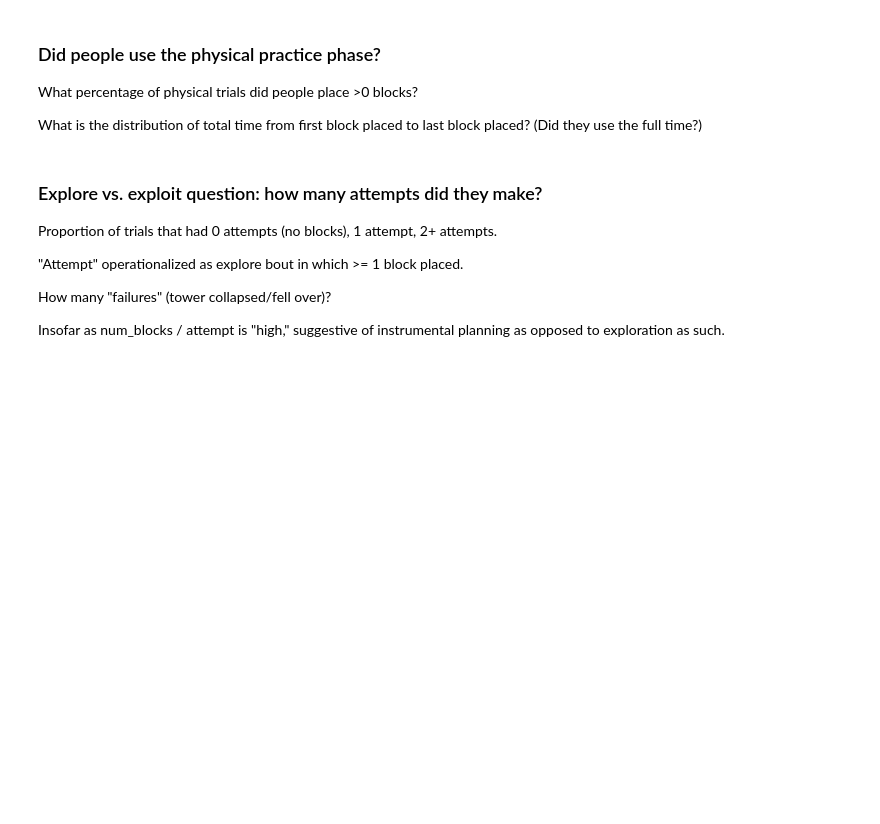
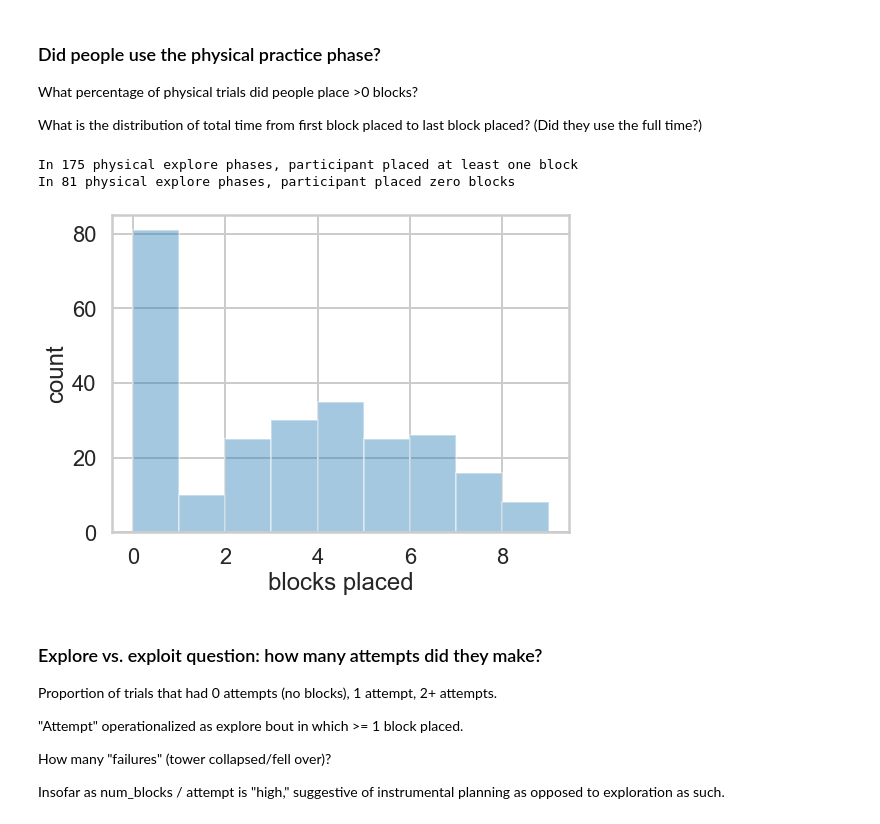
Before and after one commit to cogtoolslab/block_construction, a Jupyter notebook: analysis/will/block_silhouette_SPP2020.ipynb, the cells around one changed output. Cells and saved outputs as stored; diff of their text form; code cells hidden in the pictures; blank space fills up the shorter version.

```diff
--- a/analysis/will/block_silhouette_SPP2020.ipynb
+++ b/analysis/will/block_silhouette_SPP2020.ipynb
@@ -70,11 +70,7 @@ if not os.path.exists(csv_dir):
 # Trial_end data
 iterationName = 'pilot4'
 
-read_path = os.path.join(csv_dir,'block_silhouette_{}.csv'.format(iterationName))
-df = pd.read_csv(read_path)
-
-# Exclude outliers
-low_scores = df[(df.trialNum == 15) & (df.score == 0)]['gameID']
-df = df[~df.gameID.isin(low_scores)]
+trial_path = os.path.join(csv_dir,'block_silhouette_{}.csv'.format(iterationName))
+df = pd.read_csv(trial_path)
 # %%
 # Settled_block data
@@ -89,0 +79,11 @@ dfs = dfs[~dfs.gameID.isin(low_scores)]
+# %%
+# Explore_end data
+explore_path = os.path.join(csv_dir,'block_silhouette_explore_{}.csv'.format(iterationName))
+dfe = pd.read_csv(explore_path)
+# %%
+# Exclude outliers
+low_scores = df[(df.trialNum == 15) & (df.score == 0)]['gameID']
+
+df = df[~df.gameID.isin(low_scores)]
+dfs = dfs[~dfs.gameID.isin(low_scores)]
+dfe = dfe[~dfe.gameID.isin(low_scores)]
@@ -112,6 +137,33 @@ dfs_explore = dfs[dfs.phase == 'explore']
 What percentage of physical trials did people place >0 blocks?
 
 What is the distribution of total time from first block placed to last block placed? (Did they use the full time?)
+# %%
+physical_explore = dfe[dfe.condition == 'physical']
+
+n_something = physical_explore[physical_explore.totalExploreBlocks > 0].shape[0]
+n_nothing = physical_explore[physical_explore.totalExploreBlocks == 0].shape[0]
+
+print('In ' + str(n_something) + ' physical explore phases, participant placed at least one block')
+print('In ' + str(n_nothing) + ' physical explore phases, participant placed zero blocks')
+# %% [output]
+In 175 physical explore phases, participant placed at least one block
+In 81 physical explore phases, participant placed zero blocks
+# %%
+fig = plt.figure(figsize=(8,6))
+sns.set_context('poster')
+sns.set_style('whitegrid', {'legend.frameon':False})
+c = sns.distplot(physical_explore['totalExploreBlocks'],
+                 bins=9,
+                 kde=False,
+                 #hue='gameID',
+                 #kind='point',
+                );
+plt.ylabel('count')
+plt.xlabel('blocks placed')
+plt.title('Physical explore phase, blocks place')
+plt.tight_layout()
+# %% [output]
+[figure, added]
 # %% [markdown]
 ### Explore vs. exploit question: how many attempts did they make?
 Proportion of trials that had 0 attempts (no blocks), 1 attempt, 2+ attempts.
```
Also changed, not shown: parts of 7 cells of this notebook, 1 other file.
